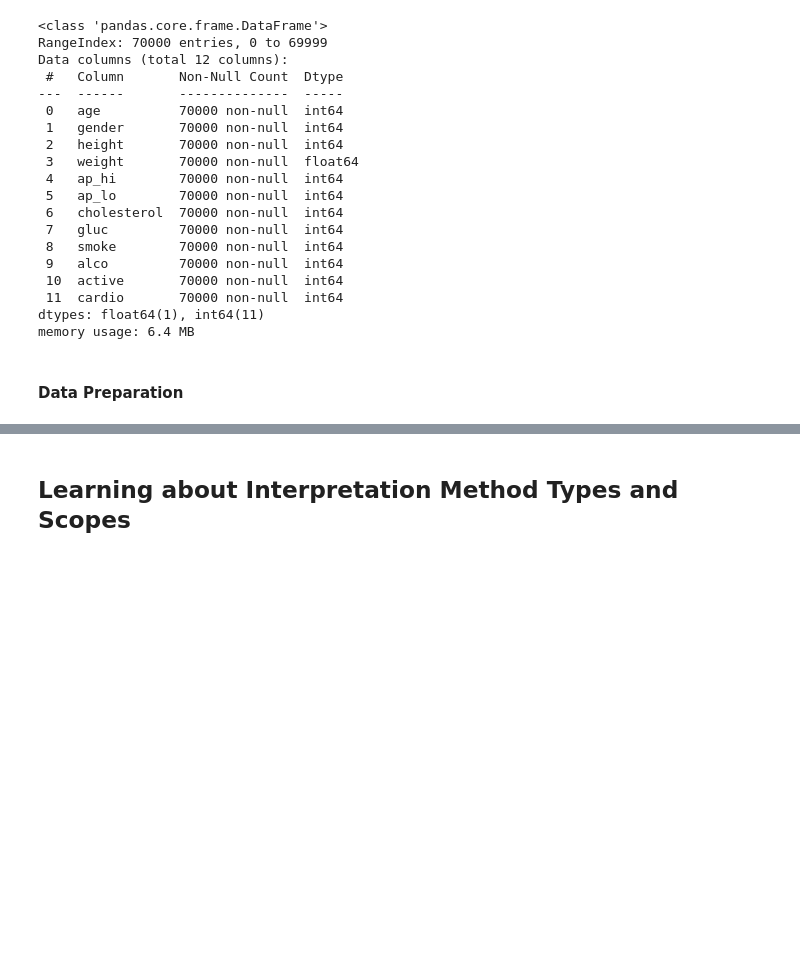
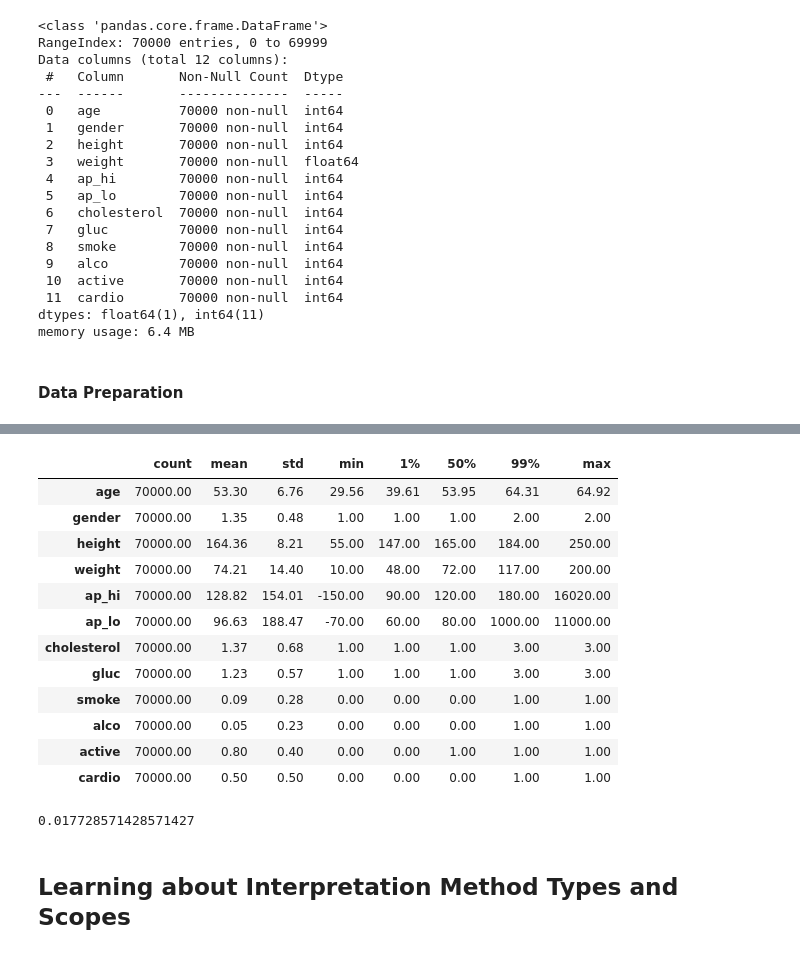
Before and after one commit to PacktPublishing/Interpretable-Machine-Learning-with-Python-2E, a Jupyter notebook: 02/CVD.ipynb, the cells around one changed output, grey strips where cells are left out. Saved outputs shown, nothing was run; the diff lists cells and outputs as text; code cells hidden in the pictures; blank space fills up the shorter version.

```diff
--- a/02/CVD.ipynb
+++ b/02/CVD.ipynb
@@ -88,0 +71,26 @@ cvd_df = cvd_df[(cvd_df['ap_hi'] <= 370) & (cvd_df['ap_hi'] > 0)].reset_index(dr
+# %%
+def set_header_font():
+    return [dict(selector="th", props=[("font-size", "14pt")])]
+# %%
+cvd_df.describe(percentiles=[.01,.99]).transpose().style.format('{:.2f}').\
+                set_properties(**{'font-size': '16pt'}).set_table_styles(set_header_font())
+# %% [output]
+|  | count | mean | std | min | 1% | 50% | 99% | max |
+| age | 70000.00 | 53.30 | 6.76 | 29.56 | 39.61 | 53.95 | 64.31 | 64.92 |
+| gender | 70000.00 | 1.35 | 0.48 | 1.00 | 1.00 | 1.00 | 2.00 | 2.00 |
+| height | 70000.00 | 164.36 | 8.21 | 55.00 | 147.00 | 165.00 | 184.00 | 250.00 |
+| weight | 70000.00 | 74.21 | 14.40 | 10.00 | 48.00 | 72.00 | 117.00 | 200.00 |
+| ap_hi | 70000.00 | 128.82 | 154.01 | -150.00 | 90.00 | 120.00 | 180.00 | 16020.00 |
+| ap_lo | 70000.00 | 96.63 | 188.47 | -70.00 | 60.00 | 80.00 | 1000.00 | 11000.00 |
+| cholesterol | 70000.00 | 1.37 | 0.68 | 1.00 | 1.00 | 1.00 | 3.00 | 3.00 |
+| gluc | 70000.00 | 1.23 | 0.57 | 1.00 | 1.00 | 1.00 | 3.00 | 3.00 |
+| smoke | 70000.00 | 0.09 | 0.28 | 0.00 | 0.00 | 0.00 | 1.00 | 1.00 |
+| alco | 70000.00 | 0.05 | 0.23 | 0.00 | 0.00 | 0.00 | 1.00 | 1.00 |
+| active | 70000.00 | 0.80 | 0.40 | 0.00 | 0.00 | 1.00 | 1.00 | 1.00 |
+| cardio | 70000.00 | 0.50 | 0.50 | 0.00 | 0.00 | 0.00 | 1.00 | 1.00 |
+# %%
+incorrect_l = cvd_df[(cvd_df['ap_hi'] > 370) | (cvd_df['ap_hi'] <= 40) |\
+                     (cvd_df['ap_lo'] > 370) | (cvd_df['ap_lo'] <= 40)].index
+print(len(incorrect_l) /  cvd_df.shape[0])
+# %% [output]
+0.017728571428571427
```
Also changed, not shown: parts of 20 cells of this notebook.
